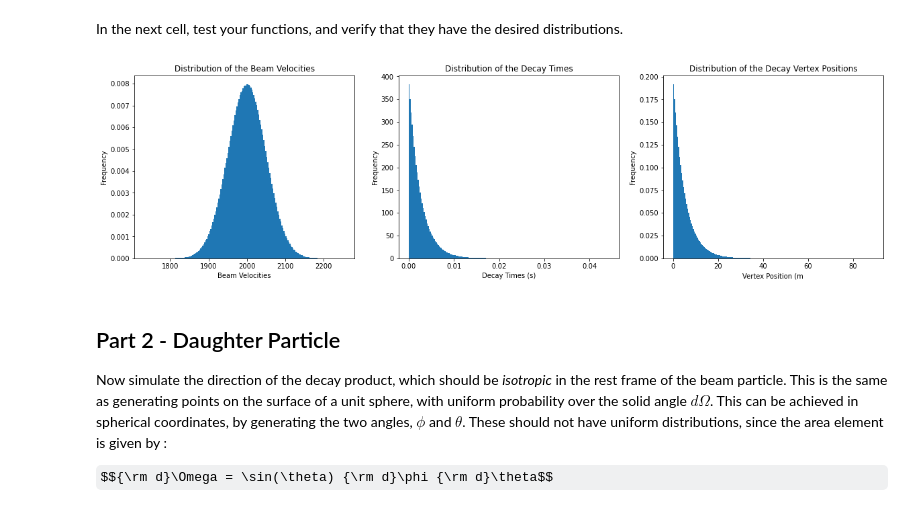
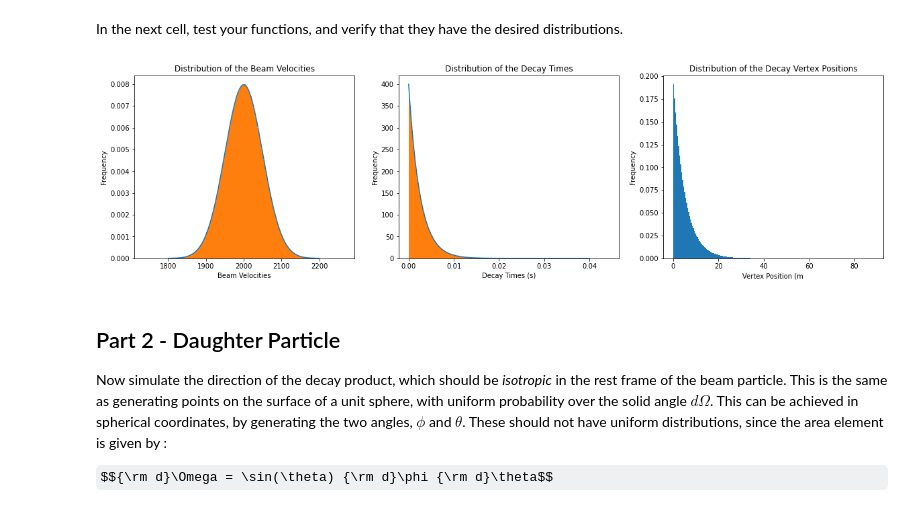
Before and after one commit to sam-you-ell/Computational-Physics, a Jupyter notebook: 3rd Year/Monte Carlo Sim/Montecarlo2.ipynb, the cells around one changed output. Saved outputs shown, nothing was run; the diff lists cells and outputs as text; code cells hidden in the pictures; some formulas as TeX source.

```diff
--- a/3rd Year/Monte Carlo Sim/Montecarlo2.ipynb
+++ b/3rd Year/Monte Carlo Sim/Montecarlo2.ipynb
@@ -59,28 +59,37 @@ In the next cell, test your functions, and verify that they have the desired dis
 # %%
 
 XPART.gen_beam()
+def distribution(Beam):
 
 
-def distribution(Beam):
     fig, ax = plt.subplots(1, 3, figsize = (20, 5))
+    xvals = np.linspace(Beam.mean - 4*Beam.st_dev, Beam.mean + 4*Beam.st_dev, np.size(Beam.vels[2, :]))
+
+    ax[0].plot(xvals, stats.norm.pdf(xvals, Beam.mean, Beam.st_dev))
     ax[0].hist(Beam.vels[2,:], density = True, bins = 200)
     ax[0].set_xlabel('Beam Velocities')
     ax[0].set_ylabel("Frequency")
     ax[0].set_title("Distribution of the Beam Velocities")
 
+    ex = np.linspace(0,0.04, np.size(Beam.vels[2,:]))
+    ey = stats.expon.pdf(ex, 0, Beam.tau)
+    ax[1].plot(ex, ey)
     ax[1].hist(Beam.decay_times, density = True, bins = 200)
     ax[1].set_xlabel("Decay Times (s)")
     ax[1].set_ylabel("Frequency")
     ax[1]. set_title("Distribution of the Decay Times")
-
+    # ex2 = np.linspace(0, 40, 100)
+    # ey2 = stats.expon.pdf(ex2, 0, Beam.tau * Beam.mean)
     ax[2].hist(Beam.vertex[2, :], density = True, bins = 200)
     ax[2].set_xlabel('Vertex Position (m')
     ax[2].set_ylabel("Frequency")
     ax[2].set_title("Distribution of the Decay Vertex Positions")
     plt.subplots_adjust(wspace = 0.2)
+
+#need to compare with their analytical discrete distributions
 distribution(XPART)
 # %% [output]
-[figure, old version]
+[figure, new version]
 # %% [markdown]
 ## Part 2 - Daughter Particle
 
```
Also changed, not shown: parts of 13 cells of this notebook.
